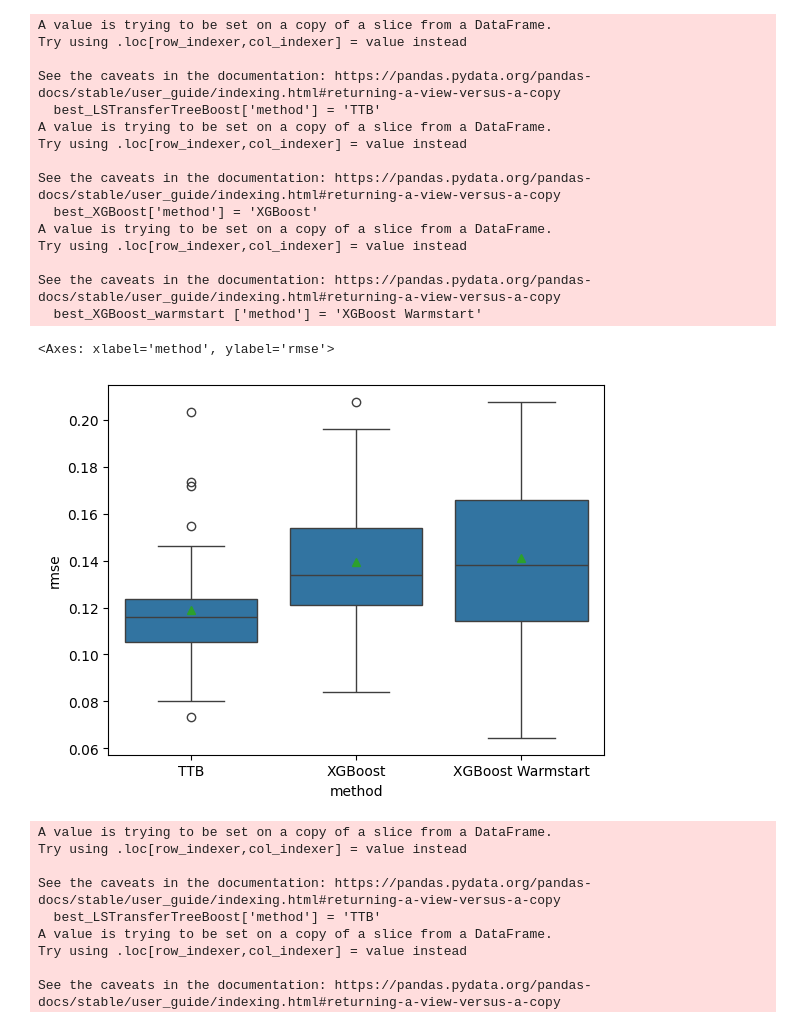
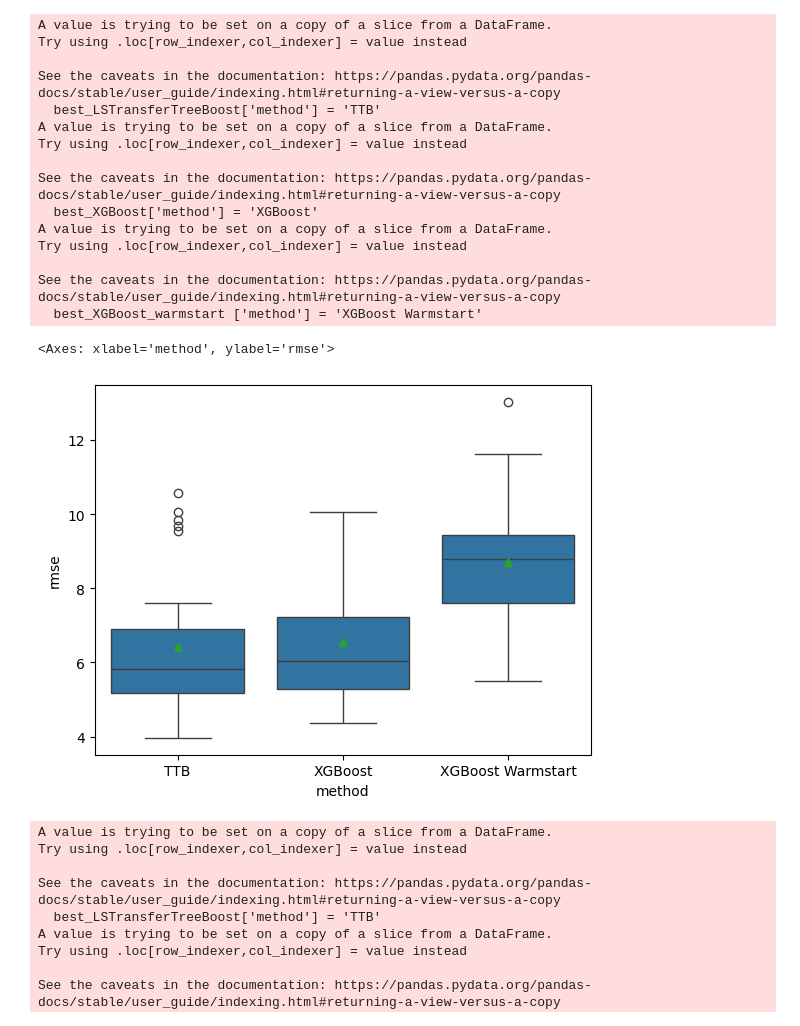
Before and after one commit to DageBjorne/transfertreeboost, a Jupyter notebook: remote-sensing/viz.ipynb, the cells around one changed output. Cells and saved outputs as stored; diff of their text form; code cells hidden in the pictures.

```diff
--- a/remote-sensing/viz.ipynb
+++ b/remote-sensing/viz.ipynb
@@ -33,7 +33,7 @@ custom_colors = [plt.get_cmap("tab10")(i) for i in [0, 1, 2, 4]]
 # Set this as the default Seaborn palette globally
 sns.set_palette(custom_colors)
 # %%
-sub_name = 'location'
+sub_name = 'volume'
 
 dat = pd.read_csv(f'results_{sub_name}/ttb_LS.csv', index_col = [0])
 dat = dat.reset_index(drop=True)
@@ -88,34 +88,34 @@ marker_dict = {
 }
 
 linestyles_dict = {
     'LSTransferTreeBoost': '-',
     'XGBoost': '--',
 }
 
 linestyles_dict=['-', '--']
 
 
 sns.boxplot(
 data=df,
 x='method', y='rmse', showmeans = True)
 # %% [output]
 A value is trying to be set on a copy of a slice from a DataFrame.
 Try using .loc[row_indexer,col_indexer] = value instead
 
 See the caveats in the documentation: https://pandas.pydata.org/pandas-docs/stable/user_guide/indexing.html#returning-a-view-versus-a-copy
   best_LSTransferTreeBoost['method'] = 'TTB'
 A value is trying to be set on a copy of a slice from a DataFrame.
 Try using .loc[row_indexer,col_indexer] = value instead
 
 See the caveats in the documentation: https://pandas.pydata.org/pandas-docs/stable/user_guide/indexing.html#returning-a-view-versus-a-copy
   best_XGBoost['method'] = 'XGBoost'
 A value is trying to be set on a copy of a slice from a DataFrame.
 Try using .loc[row_indexer,col_indexer] = value instead
 
 See the caveats in the documentation: https://pandas.pydata.org/pandas-docs/stable/user_guide/indexing.html#returning-a-view-versus-a-copy
   best_XGBoost_warmstart ['method'] = 'XGBoost Warmstart'
 <Axes: xlabel='method', ylabel='rmse'>
-[figure, old version]
+[figure, new version]
 # %%
 #Obtain best parameters in order based on test rmse
 dat = pd.read_csv(f'results_{sub_name}/ttb_LS.csv', index_col = [0])
```
Also changed, not shown: parts of 5 cells of this notebook, 13 other files.
